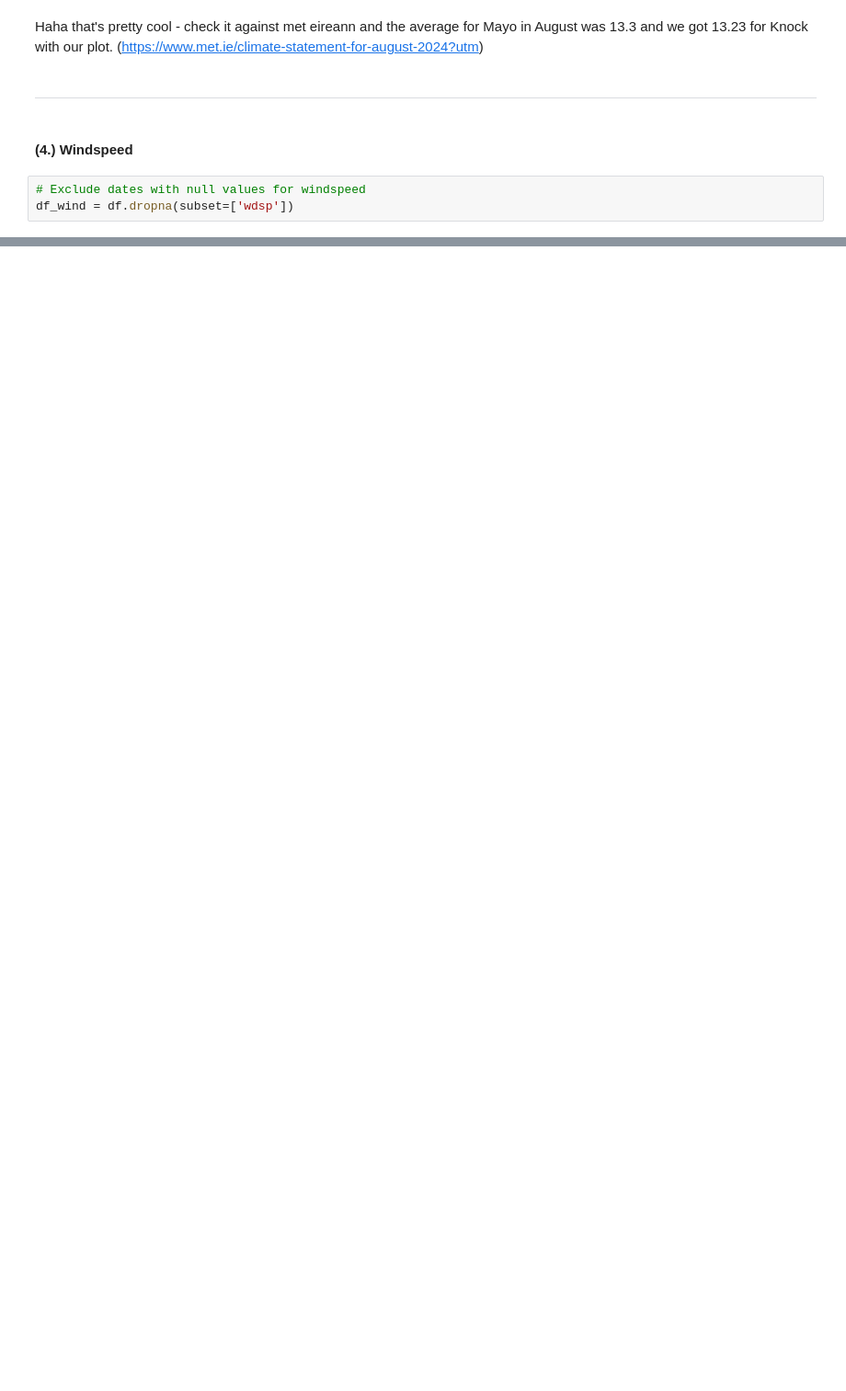
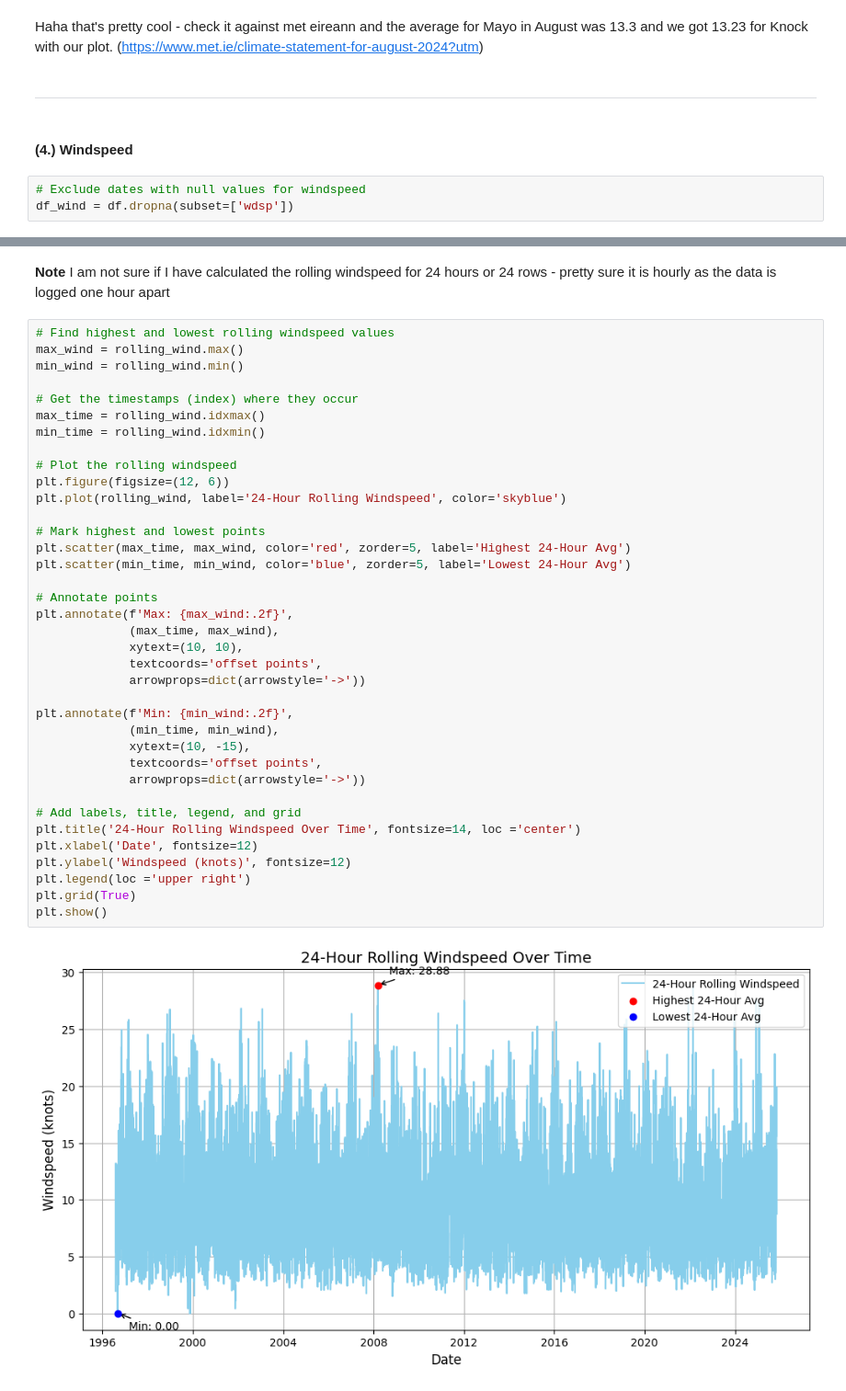
Before and after one commit to PectenMaximus/PFDA_2025, a Jupyter notebook: Assignments/Assignment_06_Weather.ipynb, the cells around one changed output, grey strips where cells are left out. Shown: that part at 92% size. Drawn from its saved outputs; the diff is of its cells as text; blank space fills up the shorter version.

```diff
--- a/Assignments/Assignment_06_Weather.ipynb
+++ b/Assignments/Assignment_06_Weather.ipynb
@@ -298,0 +328,41 @@ df_wind = df.dropna(subset=['wdsp'])
+# %% [markdown]
+**Note** I am not sure if I have calculated the rolling windspeed for 24 hours or 24 rows - pretty sure it is hourly as the data is logged one hour apart
+# %%
+# Find highest and lowest rolling windspeed values
+max_wind = rolling_wind.max()
+min_wind = rolling_wind.min()
+
+# Get the timestamps (index) where they occur
+max_time = rolling_wind.idxmax()
+min_time = rolling_wind.idxmin()
+
+# Plot the rolling windspeed
+plt.figure(figsize=(12, 6))
+plt.plot(rolling_wind, label='24-Hour Rolling Windspeed', color='skyblue')
+
+# Mark highest and lowest points
+plt.scatter(max_time, max_wind, color='red', zorder=5, label='Highest 24-Hour Avg')
+plt.scatter(min_time, min_wind, color='blue', zorder=5, label='Lowest 24-Hour Avg')
+
+# Annotate points
+plt.annotate(f'Max: {max_wind:.2f}',
+             (max_time, max_wind),
+             xytext=(10, 10),
+             textcoords='offset points',
+             arrowprops=dict(arrowstyle='->'))
+
+plt.annotate(f'Min: {min_wind:.2f}',
+             (min_time, min_wind),
+             xytext=(10, -15),
+             textcoords='offset points',
+             arrowprops=dict(arrowstyle='->'))
+
+# Add labels, title, legend, and grid
+plt.title('24-Hour Rolling Windspeed Over Time', fontsize=14, loc ='center')
+plt.xlabel('Date', fontsize=12)
+plt.ylabel('Windspeed (knots)', fontsize=12)
+plt.legend(loc ='upper right')
+plt.grid(True)
+plt.show()
+# %% [output]
+[figure, added]
```
Also changed, not shown: parts of 8 cells of this notebook.
